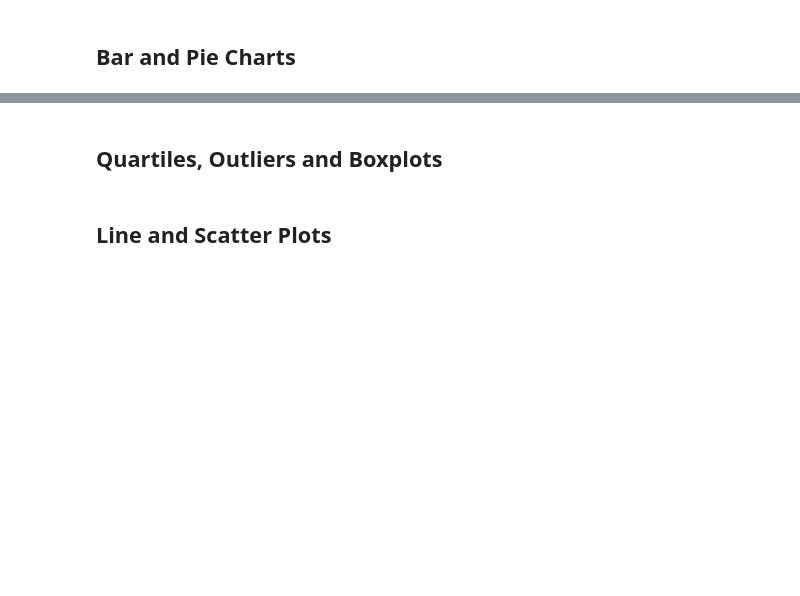
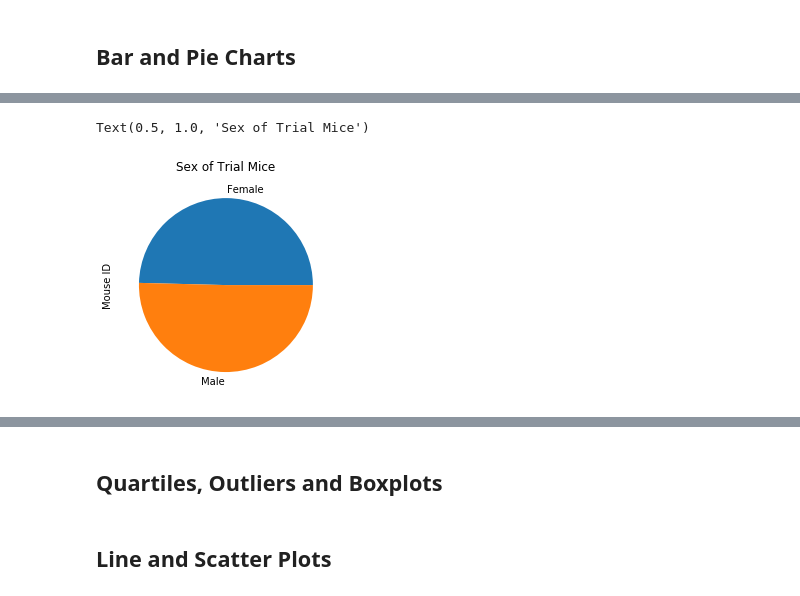
Before and after one commit to allison713/matplotlib-challenge, a Jupyter notebook: Pymaceuticals/pymaceuticals_starter.ipynb, the cells around one changed output, grey strips where cells are left out. Cells and saved outputs as stored; diff of their text form; code cells hidden in the pictures; blank space fills up the shorter version.

```diff
--- a/Pymaceuticals/pymaceuticals_starter.ipynb
+++ b/Pymaceuticals/pymaceuticals_starter.ipynb
@@ -148 +157,11 @@ plt.ylabel("Number of Trials")
+# %%
+# Create a group by gender
+pie_df = study_data_complete.groupby("Sex")["Mouse ID"].nunique()
+
+# Generate a pie plot showing the distribution of female versus male mice using pandas
+pie_graph = pie_df.plot(kind="pie")
+plt.title("Sex of Trial Mice", loc = "center")
+# %% [output]
+Text(0.5, 1.0, 'Sex of Trial Mice')
+[figure, added]
 # %%
```
Also changed, not shown: parts of 7 cells of this notebook.
